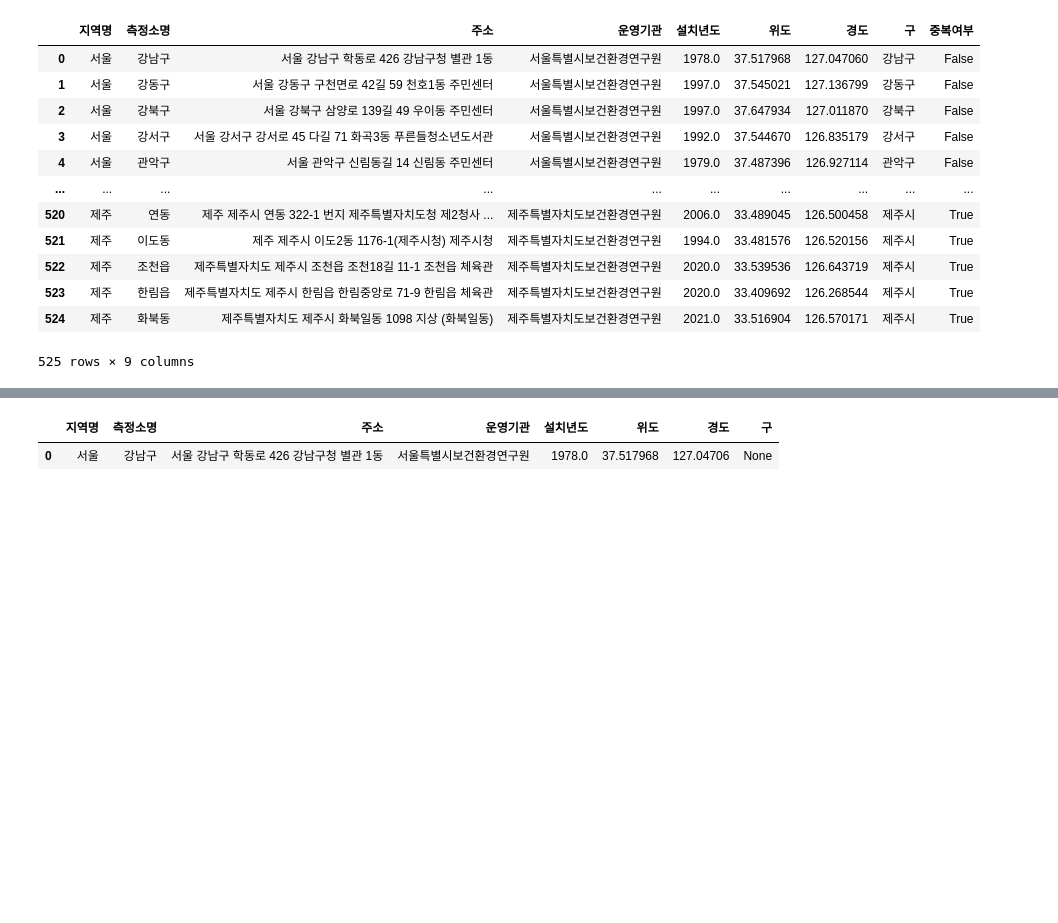
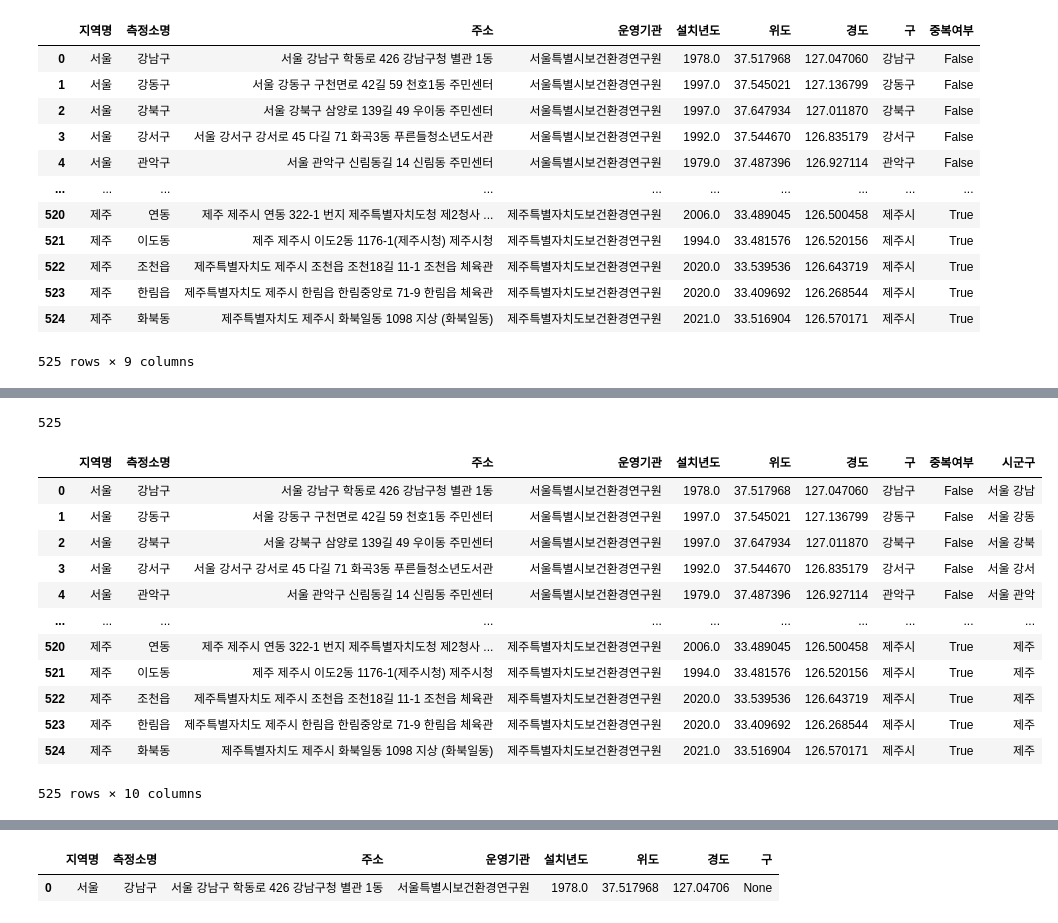
Before and after one commit to njy622/Onnanana_second-Projct, a Jupyter notebook: 02.남지영/09.측정소 위치 재확인.ipynb, the cells around one changed output, grey strips where cells are left out. Drawn from its saved outputs; the diff is of its cells as text; code cells hidden in the pictures; blank space fills up the shorter version.

```diff
--- a/02.남지영/09.측정소 위치 재확인.ipynb
+++ b/02.남지영/09.측정소 위치 재확인.ipynb
@@ -3,8 +3,8 @@ import requests, json
 import pandas as pd
 from urllib.parse import quote
 # %%
-df = pd.read_csv("data/test2.csv", index_col="Unnamed: 0")
-df
+pop = pd.read_csv("data/test2.csv", index_col="Unnamed: 0")
+pop
 # %% [output]
 |  | 지역명 | 측정소명 | 주소 | 운영기관 | 설치년도 | 위도 | 경도 | 구 | 중복여부 |
 | 0 | 서울 | 강남구 | 서울 강남구 학동로 426 강남구청 별관 1동 | 서울특별시보건환경연구원 | 1978.0 | 37.517968 | 127.047060 | 강남구 | False |
@@ -363,12 +21,0 @@ for i in range(len(df.지역명)):
-# %%
-# '구' 열을 초기화합니다.
-df['구'] = None
-
-for i in range(len(juso)):
-    address_split = juso[i].split()  # i번째 주소를 리스트로 분리
-    for word in address_split:
-        for g in gu:            # 시군구 리스트를 하나씩 반복해서
-            if word in g:       # 분리한 리스트 주소에 해당 시군구가 있는지 체크
-                df.at[i, '구'] = g  # 해당 행의 '구' 열에 행정동명을 추가합니다.
-                break   # 해당 주소의 '구' 열이 채워졌으면 더 이상 시군구를 체크할 필요가 없으므로 반복문을 종료합니다.
-df
@@ -399,0 +40,26 @@ df3.reset_index()
+# %%
+metro_list = ['서울','부산','대구','인천','대전','광주','울산']
+# %%
+si_name = [None] * len(pop)
+for i in pop.index:
+    if pop.지역명[i] in metro_list:
+        if len(pop.구[i]) == 2:
+            si_name[i] = pop.지역명[i]+ ' ' + pop.구[i]          # 서울 중구, 대전 서구
+        else:       # 3~ 4글자
+            si_name[i] = pop.지역명[i] + ' ' + pop.구[i][:-1]     # 서울 용산, 서울 영등포
+    else:
+        if pop.구[i][:-1] == '고성':
+            if pop.지역명[i] == '강원':
+                si_name[i] = '고성(강원)'
+            else:
+                si_name[i] = '고성(경남)'
+        else:
+            si_name[i] = pop.구[i][:-1]     # 세종, 광명, 의정부
+        for key, value in tmp_gu_dict.items():
+            if pop.구[i] in value:              # 구의 이름이 행정구이면
+                if len(pop.구[i]) == 2:
+                    si_name[i] = key + ' ' + pop.구[i]      # 포항 북구, 포항 남구
+                elif len(pop.구[i]) == 5:
+                    si_name[i] = key + ' ' + pop.구[i][2:-1]    #창원 합포, 창원 회원
+                else: # 3~4 글자
+                    si_name[i] = key + ' ' + pop.구[i][:-1]     # 수원 장안, 고양 일산동
@@ -399,0 +86,21 @@ df3.reset_index()
+# %%
+len(si_name)
+# %% [output]
+525
+# %%
+pop['시군구'] = si_name
+pop
+# %% [output]
+|  | 지역명 | 측정소명 | 주소 | 운영기관 | 설치년도 | 위도 | 경도 | 구 | 중복여부 | 시군구 |
+| 0 | 서울 | 강남구 | 서울 강남구 학동로 426 강남구청 별관 1동 | 서울특별시보건환경연구원 | 1978.0 | 37.517968 | 127.047060 | 강남구 | False | 서울 강남 |
+| 1 | 서울 | 강동구 | 서울 강동구 구천면로 42길 59 천호1동 주민센터 | 서울특별시보건환경연구원 | 1997.0 | 37.545021 | 127.136799 | 강동구 | False | 서울 강동 |
+| 2 | 서울 | 강북구 | 서울 강북구 삼양로 139길 49 우이동 주민센터 | 서울특별시보건환경연구원 | 1997.0 | 37.647934 | 127.011870 | 강북구 | False | 서울 강북 |
+| 3 | 서울 | 강서구 | 서울 강서구 강서로 45 다길 71 화곡3동 푸른들청소년도서관 | 서울특별시보건환경연구원 | 1992.0 | 37.544670 | 126.835179 | 강서구 | False | 서울 강서 |
+| 4 | 서울 | 관악구 | 서울 관악구 신림동길 14 신림동 주민센터 | 서울특별시보건환경연구원 | 1979.0 | 37.487396 | 126.927114 | 관악구 | False | 서울 관악 |
+| ... | ... | ... | ... | ... | ... | ... | ... | ... | ... | ... |
+| 520 | 제주 | 연동 | 제주 제주시 연동 322-1 번지 제주특별자치도청 제2청사 ... | 제주특별자치도보건환경연구원 | 2006.0 | 33.489045 | 126.500458 | 제주시 | True | 제주 |
+| 521 | 제주 | 이도동 | 제주 제주시 이도2동 1176-1(제주시청) 제주시청 | 제주특별자치도보건환경연구원 | 1994.0 | 33.481576 | 126.520156 | 제주시 | True | 제주 |
+| 522 | 제주 | 조천읍 | 제주특별자치도 제주시 조천읍 조천18길 11-1 조천읍 체육관 | 제주특별자치도보건환경연구원 | 2020.0 | 33.539536 | 126.643719 | 제주시 | True | 제주 |
+| 523 | 제주 | 한림읍 | 제주특별자치도 제주시 한림읍 한림중앙로 71-9 한림읍 체육관 | 제주특별자치도보건환경연구원 | 2020.0 | 33.409692 | 126.268544 | 제주시 | True | 제주 |
+| 524 | 제주 | 화북동 | 제주특별자치도 제주시 화북일동 1098 지상 (화북일동) | 제주특별자치도보건환경연구원 | 2021.0 | 33.516904 | 126.570171 | 제주시 | True | 제주 |
+525 rows × 10 columns
```
Also changed, not shown: parts of 29 cells of this notebook, 4 other files.
